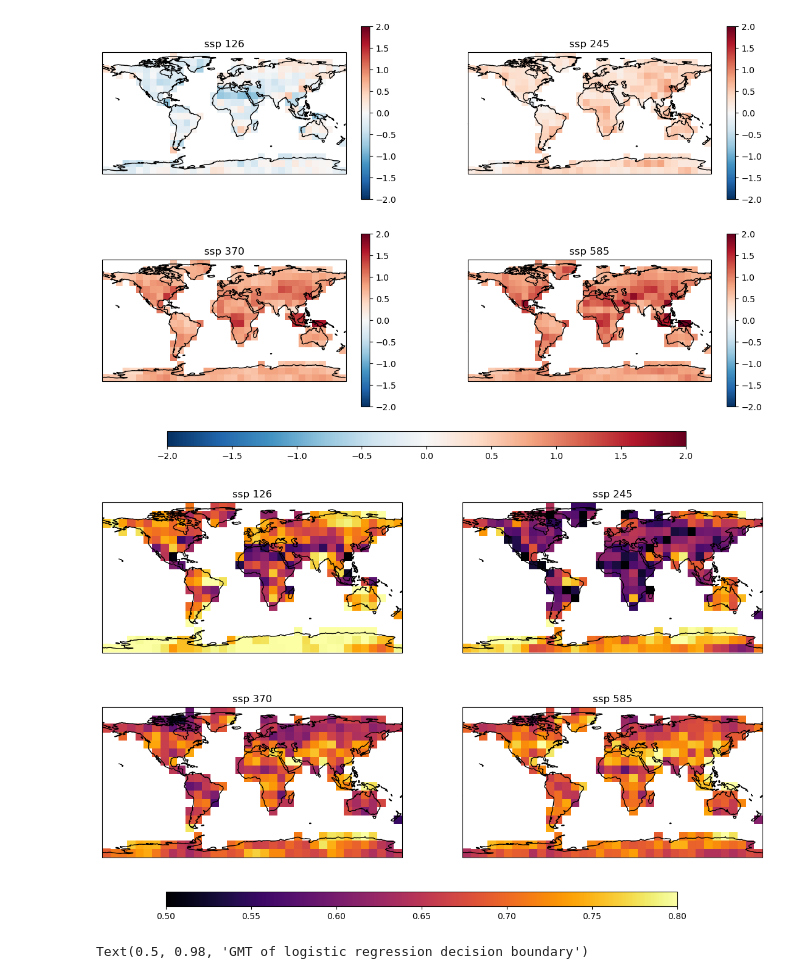
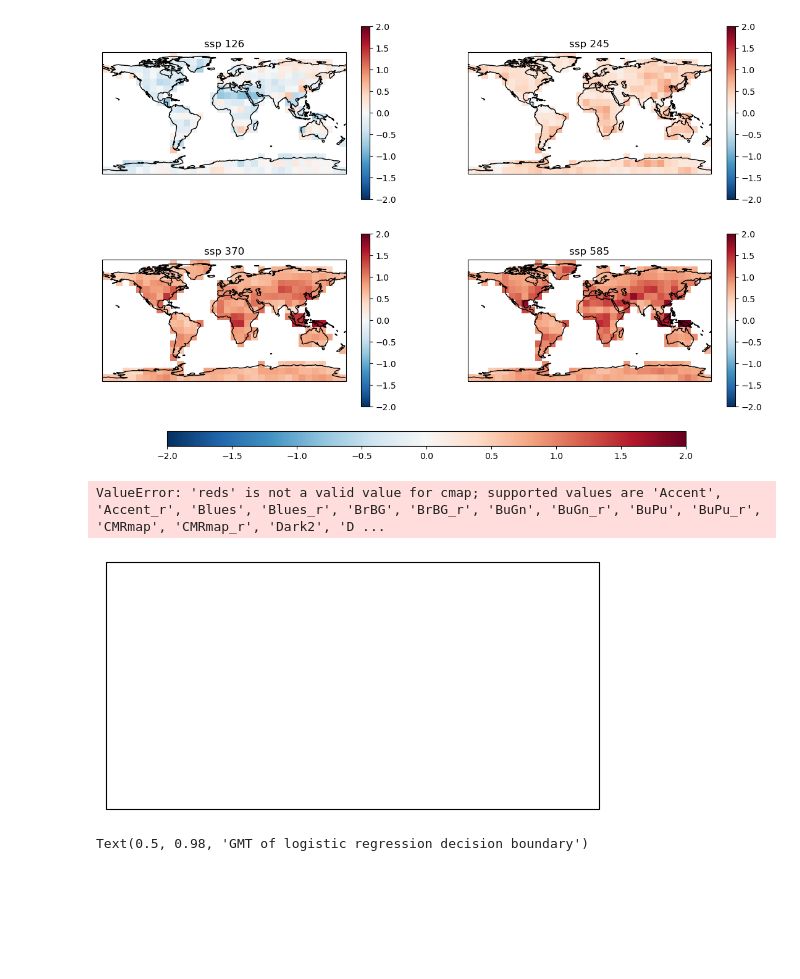
Before and after one commit to emily-gordy/predictability-emergence, a Jupyter notebook: sandpit.ipynb, the cells around one changed output. Saved outputs shown, nothing was run; the diff lists cells and outputs as text; code cells hidden in the pictures; blank space fills up the shorter version.

```diff
--- a/sandpit.ipynb
+++ b/sandpit.ipynb
@@ -254,17 +249,18 @@ cbar=plt.colorbar(c1,cax=cax,orientation='horizontal')
 # %%
 plt.figure(figsize=(14,8))
 
 for iplot in range(4):
     a1=plt.subplot(2,2,iplot+1,projection=ccrs.PlateCarree())
-    c1=a1.pcolormesh(AllData.output_lon+5,AllData.output_lat+5,logisticaccuracy[iplot],vmin=0.5,vmax=0.8,cmap='inferno')
+    c1=a1.pcolormesh(AllData.output_lon+5,AllData.output_lat+5,logisticaccuracy[iplot],vmin=0.5,vmax=0.8,cmap='reds')
     a1.coastlines()
 
     plt.title('ssp ' + ssplist[iplot])
 
 cax = plt.axes((0.2,0.03,0.6,0.03))
 cbar=plt.colorbar(c1,cax=cax,orientation='horizontal')
 # %% [output]
+ValueError: 'reds' is not a valid value for cmap; supported values are 'Accent', 'Accent_r', 'Blues', 'Blues_r', 'BrBG', 'BrBG_r', 'BuGn', 'BuGn_r', 'BuPu', 'BuPu_r', 'CMRmap', 'CMRmap_r', 'Dark2', 'D ...
-[figure, old version]
+[figure, new version]
 # %%
 plt.figure(figsize=(14,8))
 
```
Also changed, not shown: parts of 2 cells of this notebook, 5 other files.
